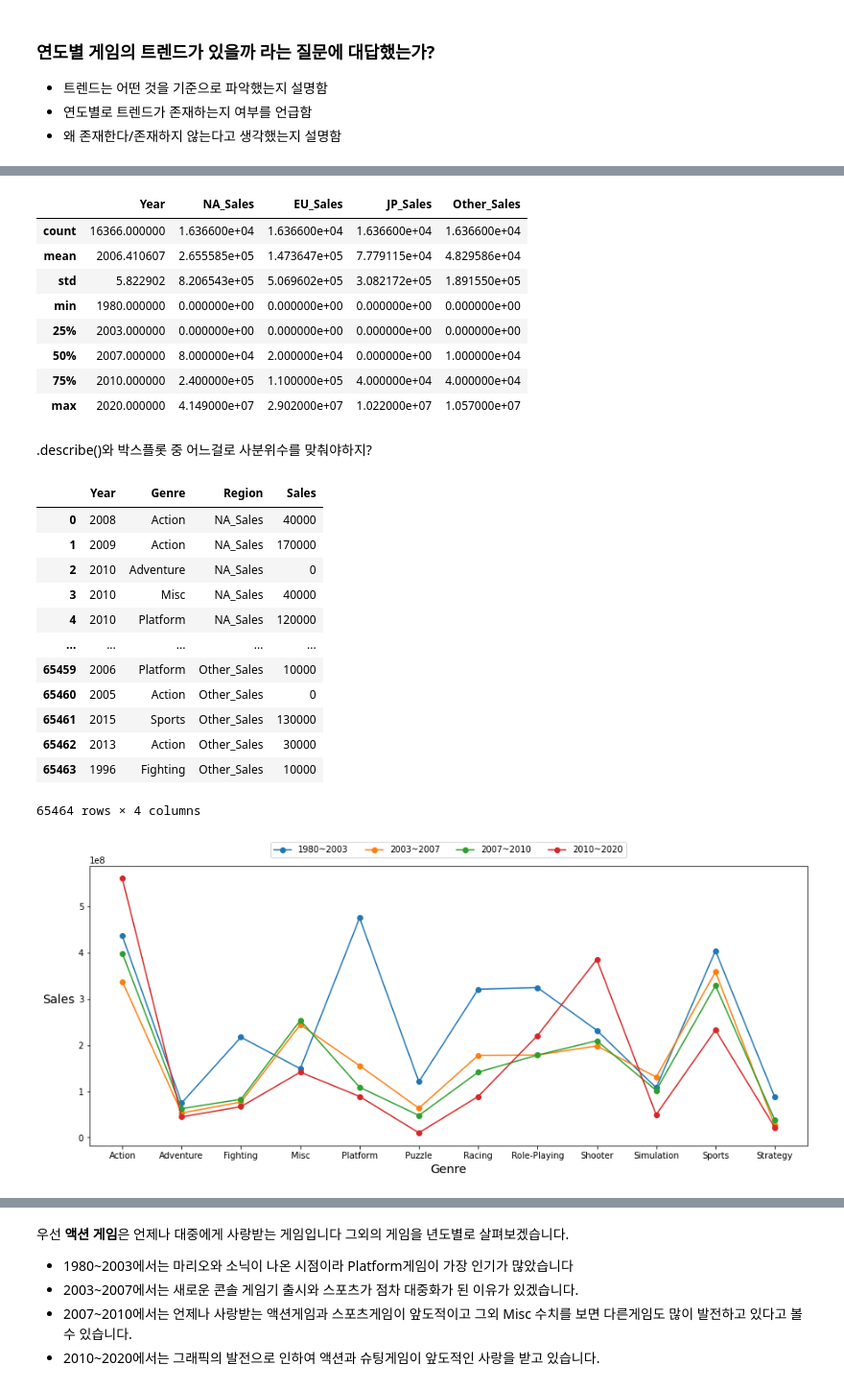
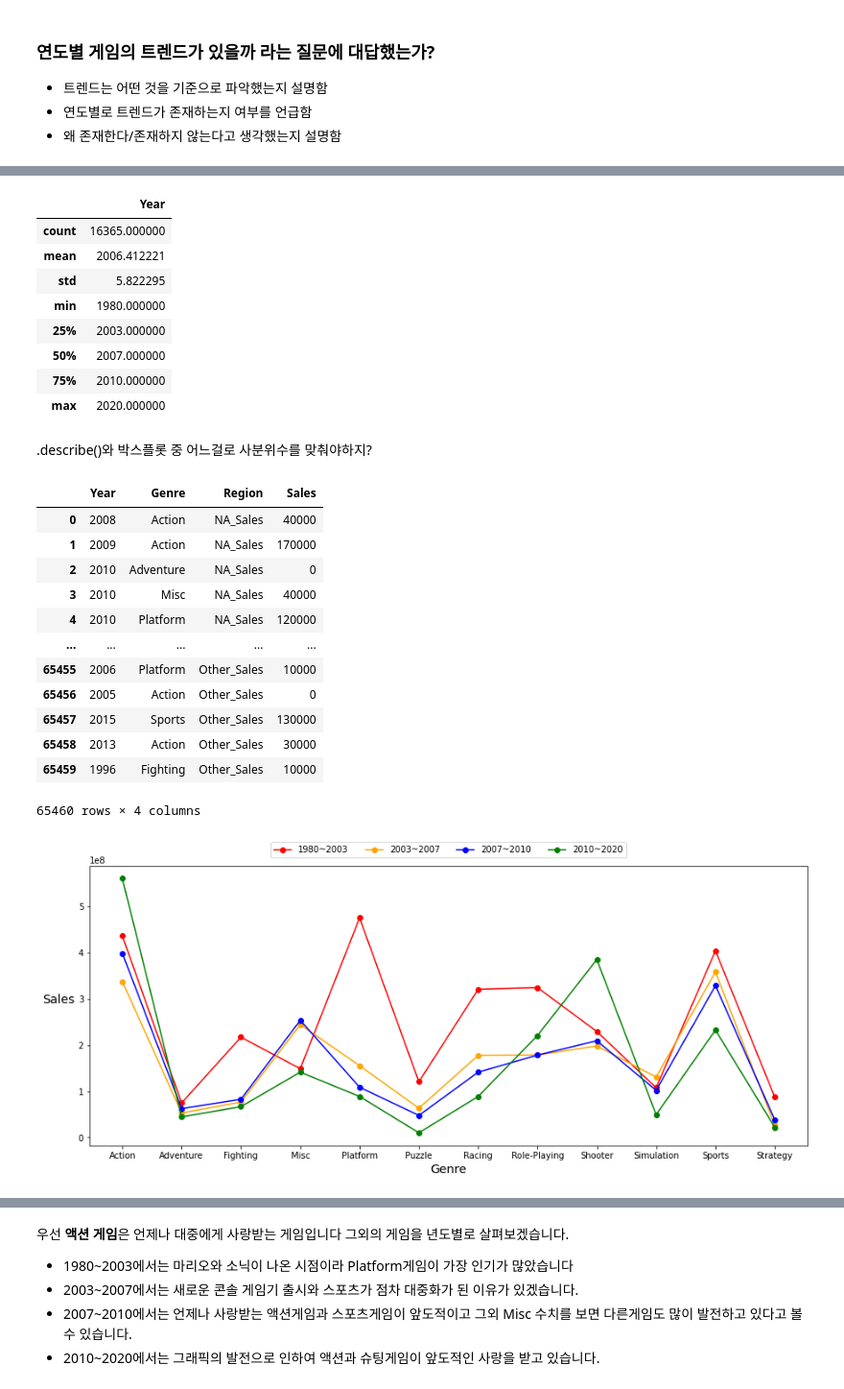
Before and after one commit to Ryu4824/Section_1_Project, a Jupyter notebook: Section_1_Project.ipynb, the cells around one changed output, grey strips where cells are left out. Shown: that part at 96% size. Cells and saved outputs as stored; diff of their text form; code cells hidden in the pictures.

```diff
--- a/Section_1_Project.ipynb
+++ b/Section_1_Project.ipynb
@@ -142,0 +124,3 @@ dtype: int64
+# %%
+#1977년도의 데이터라 삭제
+df_copy.drop(index=16274, axis=0, inplace=True)
@@ -149,7 +193,7 @@ for col in data_columns:
 
   #같은 Name의 'Year','Publisher','Genre' 값을 가져와서 대체하기
   for name in dn['Name'].unique():
-    value = df_copy.loc[df_copy['Name']==name,col].dropna()
+    value = df_copy.loc[df_copy['Name']==name,col].dropna().sort_values(ascending = False)
     value_fvi = value.first_valid_index()
     if value_fvi is not None:
       result = df_copy.loc[value_fvi, col]
@@ -366,15 +468,15 @@ plt.boxplot(df_copy['Year'])
 # %%
-df_copy.describe()
+df_copy.Year.describe().to_frame()
 # %% [output]
-|  | Year | NA_Sales | EU_Sales | JP_Sales | Other_Sales |
-| count | 16366.000000 | 1.636600e+04 | 1.636600e+04 | 1.636600e+04 | 1.636600e+04 |
-| mean | 2006.410607 | 2.655585e+05 | 1.473647e+05 | 7.779115e+04 | 4.829586e+04 |
-| std | 5.822902 | 8.206543e+05 | 5.069602e+05 | 3.082172e+05 | 1.891550e+05 |
-| min | 1980.000000 | 0.000000e+00 | 0.000000e+00 | 0.000000e+00 | 0.000000e+00 |
-| 25% | 2003.000000 | 0.000000e+00 | 0.000000e+00 | 0.000000e+00 | 0.000000e+00 |
-| 50% | 2007.000000 | 8.000000e+04 | 2.000000e+04 | 0.000000e+00 | 1.000000e+04 |
-| 75% | 2010.000000 | 2.400000e+05 | 1.100000e+05 | 4.000000e+04 | 4.000000e+04 |
-| max | 2020.000000 | 4.149000e+07 | 2.902000e+07 | 1.022000e+07 | 1.057000e+07 |
+|  | Year |
+| count | 16365.000000 |
+| mean | 2006.412221 |
+| std | 5.822295 |
+| min | 1980.000000 |
+| 25% | 2003.000000 |
+| 50% | 2007.000000 |
+| 75% | 2010.000000 |
+| max | 2020.000000 |
 # %% [markdown]
 .describe()와 박스플롯 중 어느걸로 사분위수를 맞춰야하지?
 # %%
@@ -391,26 +493,26 @@ total_sales
 | 3 | 2010 | Misc | NA_Sales | 40000 |
 | 4 | 2010 | Platform | NA_Sales | 120000 |
 | ... | ... | ... | ... | ... |
-| 65459 | 2006 | Platform | Other_Sales | 10000 |
-| 65460 | 2005 | Action | Other_Sales | 0 |
-| 65461 | 2015 | Sports | Other_Sales | 130000 |
-| 65462 | 2013 | Action | Other_Sales | 30000 |
-| 65463 | 1996 | Fighting | Other_Sales | 10000 |
+| 65455 | 2006 | Platform | Other_Sales | 10000 |
+| 65456 | 2005 | Action | Other_Sales | 0 |
+| 65457 | 2015 | Sports | Other_Sales | 130000 |
+| 65458 | 2013 | Action | Other_Sales | 30000 |
+| 65459 | 1996 | Fighting | Other_Sales | 10000 |
-65464 rows × 4 columns
+65460 rows × 4 columns
 # %%
 year_sales1 = total_sales.query("(1980<Year) & (Year<=2003)").groupby('Genre')['Sales'].sum()
 year_sales2 = total_sales.query("(2003<Year) & (Year<=2007)").groupby('Genre')['Sales'].sum()
 year_sales3 = total_sales.query("(2007<Year) & (Year<=2010)").groupby('Genre')['Sales'].sum()
 year_sales4 = total_sales.query("(2010<Year) & (Year<=2020)").groupby('Genre')['Sales'].sum()
 
 plt.figure(figsize=(15, 6))
-plt.plot(year_sales1.index, year_sales1, marker='o', label='1980~2003')
-plt.plot(year_sales2.index, year_sales2, marker='o', label='2003~2007')
-plt.plot(year_sales3.index, year_sales3, marker='o', label='2007~2010')
-plt.plot(year_sales4.index, year_sales4, marker='o', label='2010~2020')
+plt.plot(year_sales1.index, year_sales1, marker='o', label='1980~2003',color='red')
+plt.plot(year_sales2.index, year_sales2, marker='o', label='2003~2007',color='orange')
+plt.plot(year_sales3.index, year_sales3, marker='o', label='2007~2010',color='Blue')
+plt.plot(year_sales4.index, year_sales4, marker='o', label='2010~2020',color='green')
 plt.legend(loc='upper center', bbox_to_anchor=(0.5, 1.1), ncol=4)
 plt.xlabel('Genre',fontsize=14)
 plt.ylabel('Sales',rotation=0, ha='right',fontsize=14)
 plt.show()
 # %% [output]
-[figure, old version]
+[figure, new version]
```
Also changed, not shown: parts of 37 cells of this notebook.
